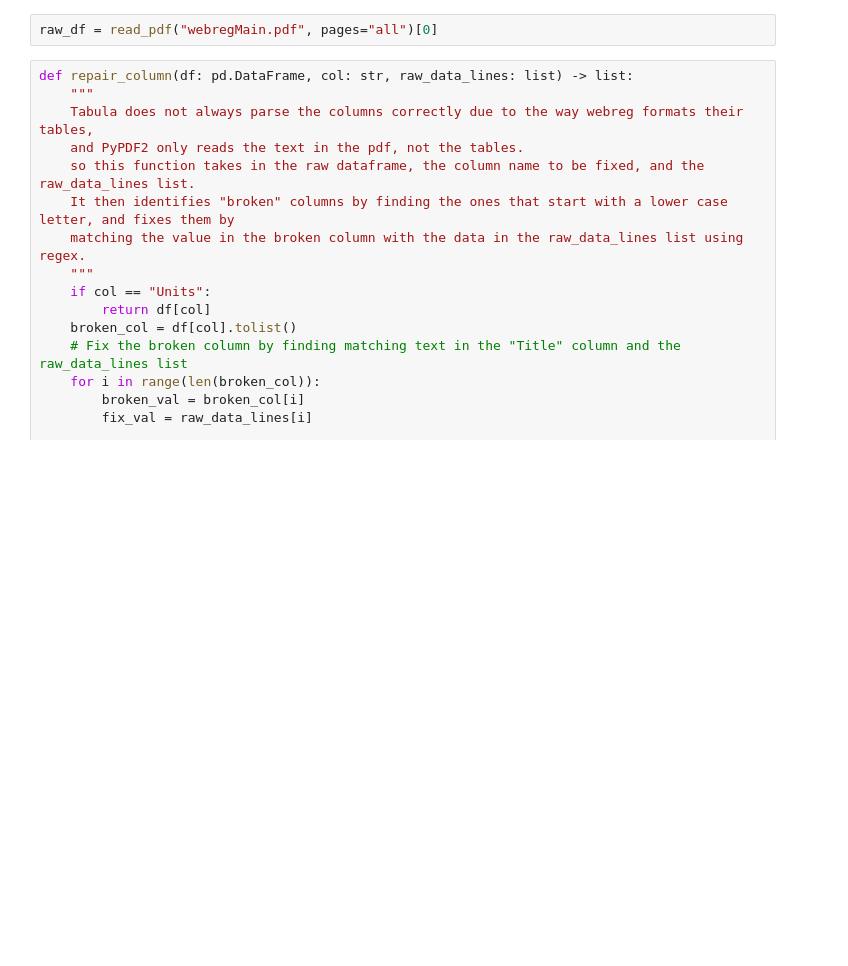
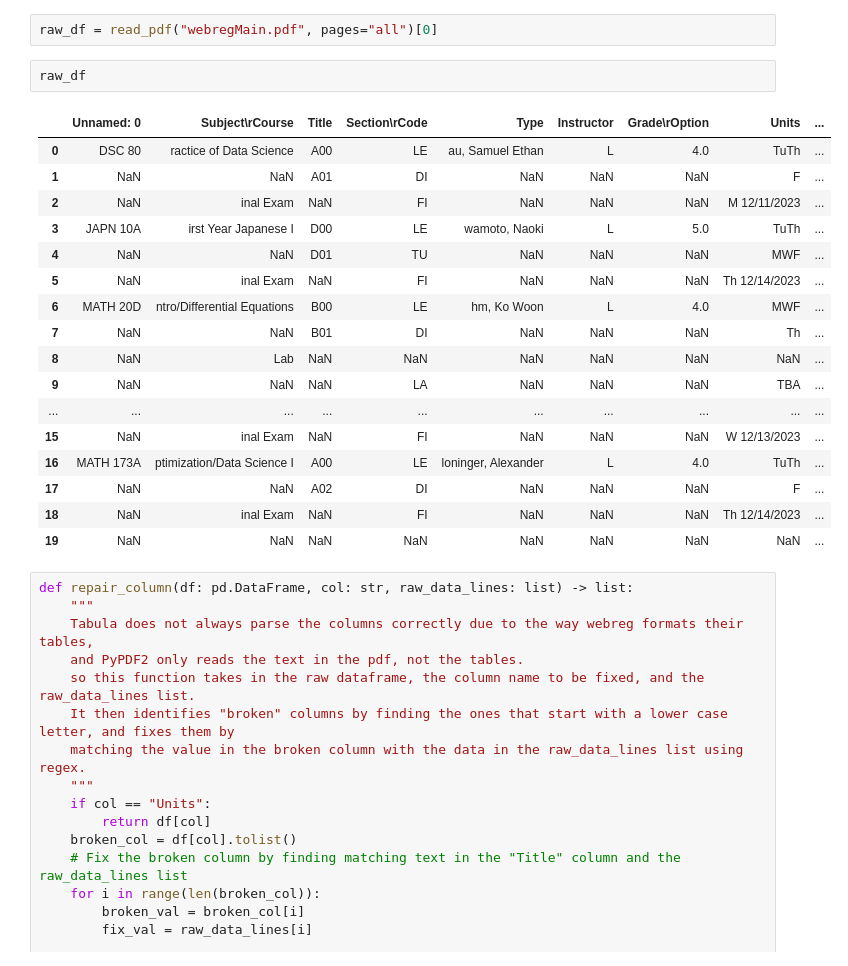
Before and after one commit to piko322/SubjectBot, a Jupyter notebook: webregParser.ipynb, the cells around one changed output. Saved outputs shown, nothing was run; the diff lists cells and outputs as text; blank space fills up the shorter version.

```diff
--- a/webregParser.ipynb
+++ b/webregParser.ipynb
@@ -19,6 +16,26 @@ course_start_index = [i for i in range(len(raw_data_lines)) if raw_data_lines[i]
 raw_data_lines = raw_data_lines[course_start_index + 1:]
 # %%
 raw_df = read_pdf("webregMain.pdf", pages="all")[0]
+# %%
+raw_df
+# %% [output]
+|  | Unnamed: 0 | Subject\rCourse | Title | Section\rCode | Type | Instructor | Grade\rOption | Units | ... |
+| 0 | DSC 80 | ractice of Data Science | A00 | LE | au, Samuel Ethan | L | 4.0 | TuTh | ... |
+| 1 | NaN | NaN | A01 | DI | NaN | NaN | NaN | F | ... |
+| 2 | NaN | inal Exam | NaN | FI | NaN | NaN | NaN | M 12/11/2023 | ... |
+| 3 | JAPN 10A | irst Year Japanese I | D00 | LE | wamoto, Naoki | L | 5.0 | TuTh | ... |
+| 4 | NaN | NaN | D01 | TU | NaN | NaN | NaN | MWF | ... |
+| 5 | NaN | inal Exam | NaN | FI | NaN | NaN | NaN | Th 12/14/2023 | ... |
+| 6 | MATH 20D | ntro/Differential Equations | B00 | LE | hm, Ko Woon | L | 4.0 | MWF | ... |
+| 7 | NaN | NaN | B01 | DI | NaN | NaN | NaN | Th | ... |
+| 8 | NaN | Lab | NaN | NaN | NaN | NaN | NaN | NaN | ... |
+| 9 | NaN | NaN | NaN | LA | NaN | NaN | NaN | TBA | ... |
+| ... | ... | ... | ... | ... | ... | ... | ... | ... | ... |
+| 15 | NaN | inal Exam | NaN | FI | NaN | NaN | NaN | W 12/13/2023 | ... |
+| 16 | MATH 173A | ptimization/Data Science I | A00 | LE | loninger, Alexander | L | 4.0 | TuTh | ... |
+| 17 | NaN | NaN | A02 | DI | NaN | NaN | NaN | F | ... |
+| 18 | NaN | inal Exam | NaN | FI | NaN | NaN | NaN | Th 12/14/2023 | ... |
+| 19 | NaN | NaN | NaN | NaN | NaN | NaN | NaN | NaN | ... |
 # %%
 def repair_column(df: pd.DataFrame, col: str, raw_data_lines: list) -> list:
     """
```
Also changed, not shown: parts of 3 cells of this notebook, 5 other files.
